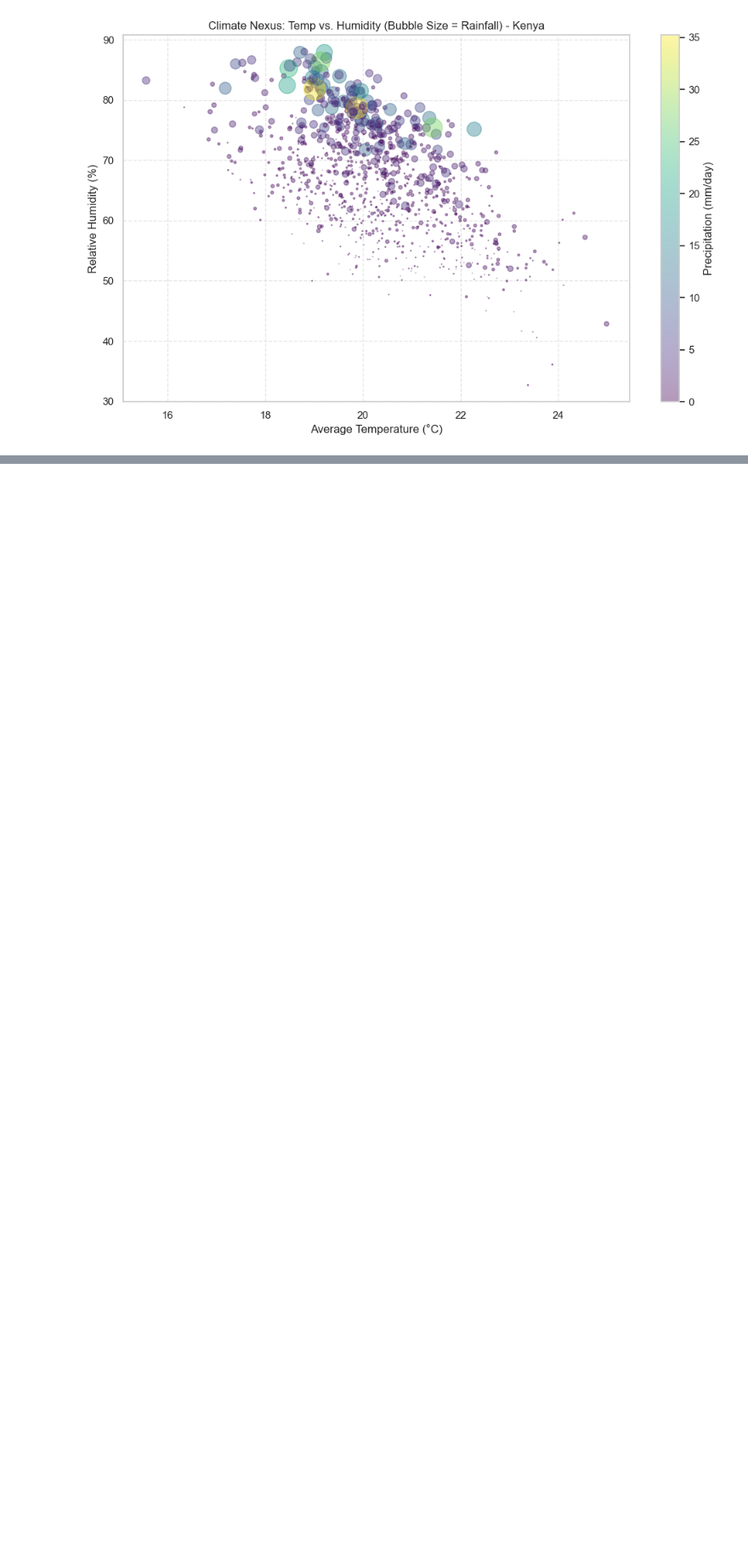
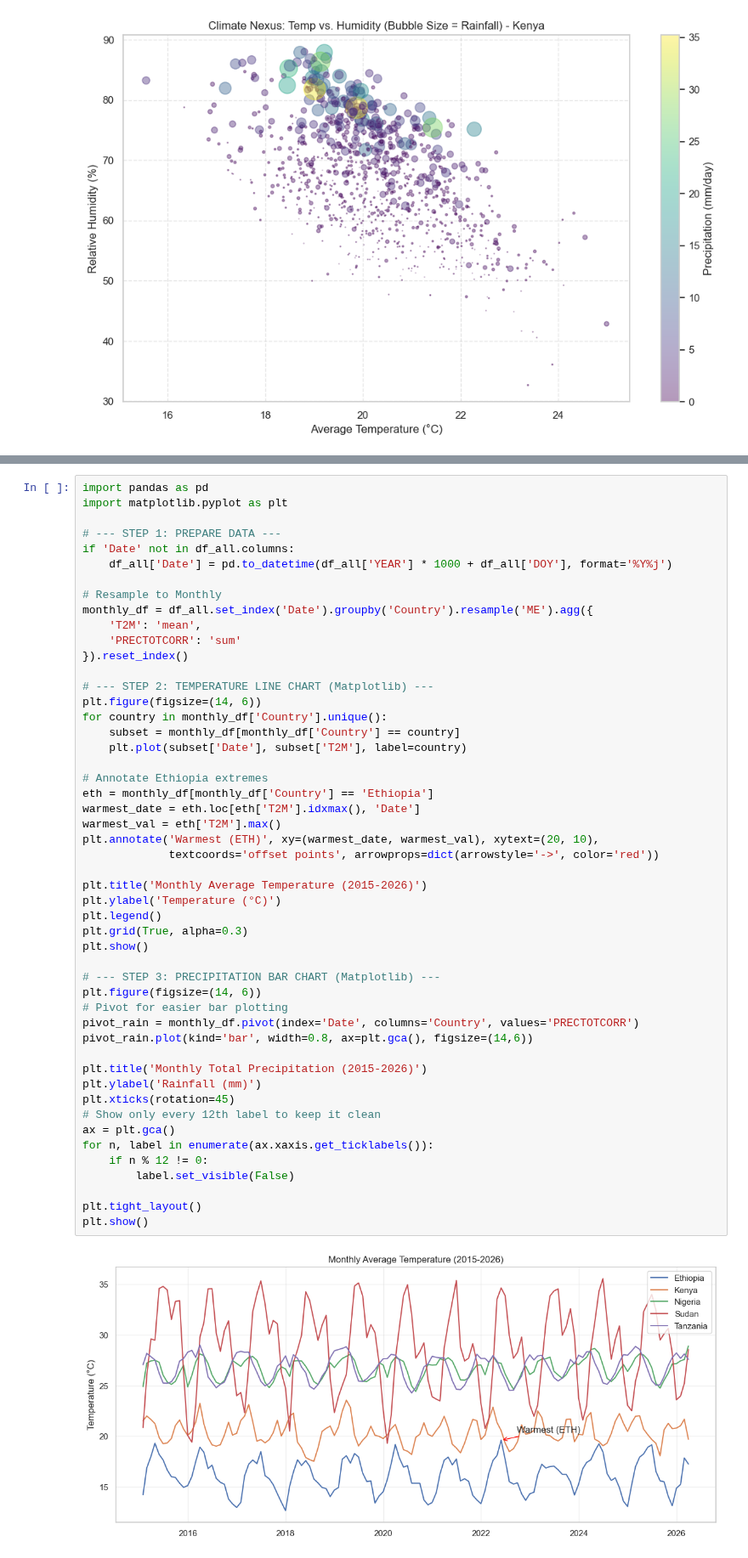
Before and after one commit to KetimTesfaye/-climate-challenge-week0, a Jupyter notebook: notebooks/kenya_eda.ipynb, the cells around one changed output, grey strips where cells are left out. Shown at 85% size. Cells and saved outputs as stored; diff of their text form; blank space fills up the shorter version.

Commit message:
uploading latest ethiopia eda changes

```diff
--- a/notebooks/kenya_eda.ipynb
+++ b/notebooks/kenya_eda.ipynb
@@ -109,0 +357,52 @@ plt.show()
+# %%
+import pandas as pd
+import matplotlib.pyplot as plt
+
+# --- STEP 1: PREPARE DATA ---
+if 'Date' not in df_all.columns:
+    df_all['Date'] = pd.to_datetime(df_all['YEAR'] * 1000 + df_all['DOY'], format='%Y%j')
+
+# Resample to Monthly
+monthly_df = df_all.set_index('Date').groupby('Country').resample('ME').agg({
+    'T2M': 'mean',
+    'PRECTOTCORR': 'sum'
+}).reset_index()
+
+# --- STEP 2: TEMPERATURE LINE CHART (Matplotlib) ---
+plt.figure(figsize=(14, 6))
+for country in monthly_df['Country'].unique():
+    subset = monthly_df[monthly_df['Country'] == country]
+    plt.plot(subset['Date'], subset['T2M'], label=country)
+
+# Annotate Ethiopia extremes
+eth = monthly_df[monthly_df['Country'] == 'Ethiopia']
+warmest_date = eth.loc[eth['T2M'].idxmax(), 'Date']
+warmest_val = eth['T2M'].max()
+plt.annotate('Warmest (ETH)', xy=(warmest_date, warmest_val), xytext=(20, 10),
+             textcoords='offset points', arrowprops=dict(arrowstyle='->', color='red'))
+
+plt.title('Monthly Average Temperature (2015-2026)')
+plt.ylabel('Temperature (°C)')
+plt.legend()
+plt.grid(True, alpha=0.3)
+plt.show()
+
+# --- STEP 3: PRECIPITATION BAR CHART (Matplotlib) ---
+plt.figure(figsize=(14, 6))
+# Pivot for easier bar plotting
+pivot_rain = monthly_df.pivot(index='Date', columns='Country', values='PRECTOTCORR')
+pivot_rain.plot(kind='bar', width=0.8, ax=plt.gca(), figsize=(14,6))
+
+plt.title('Monthly Total Precipitation (2015-2026)')
+plt.ylabel('Rainfall (mm)')
+plt.xticks(rotation=45)
+# Show only every 12th label to keep it clean
+ax = plt.gca()
+for n, label in enumerate(ax.xaxis.get_ticklabels()):
+    if n % 12 != 0:
+        label.set_visible(False)
+
+plt.tight_layout()
+plt.show()
+# %% [output]
+[figure, added]
```
Also changed, not shown: parts of 19 cells of this notebook, 4 other files.
